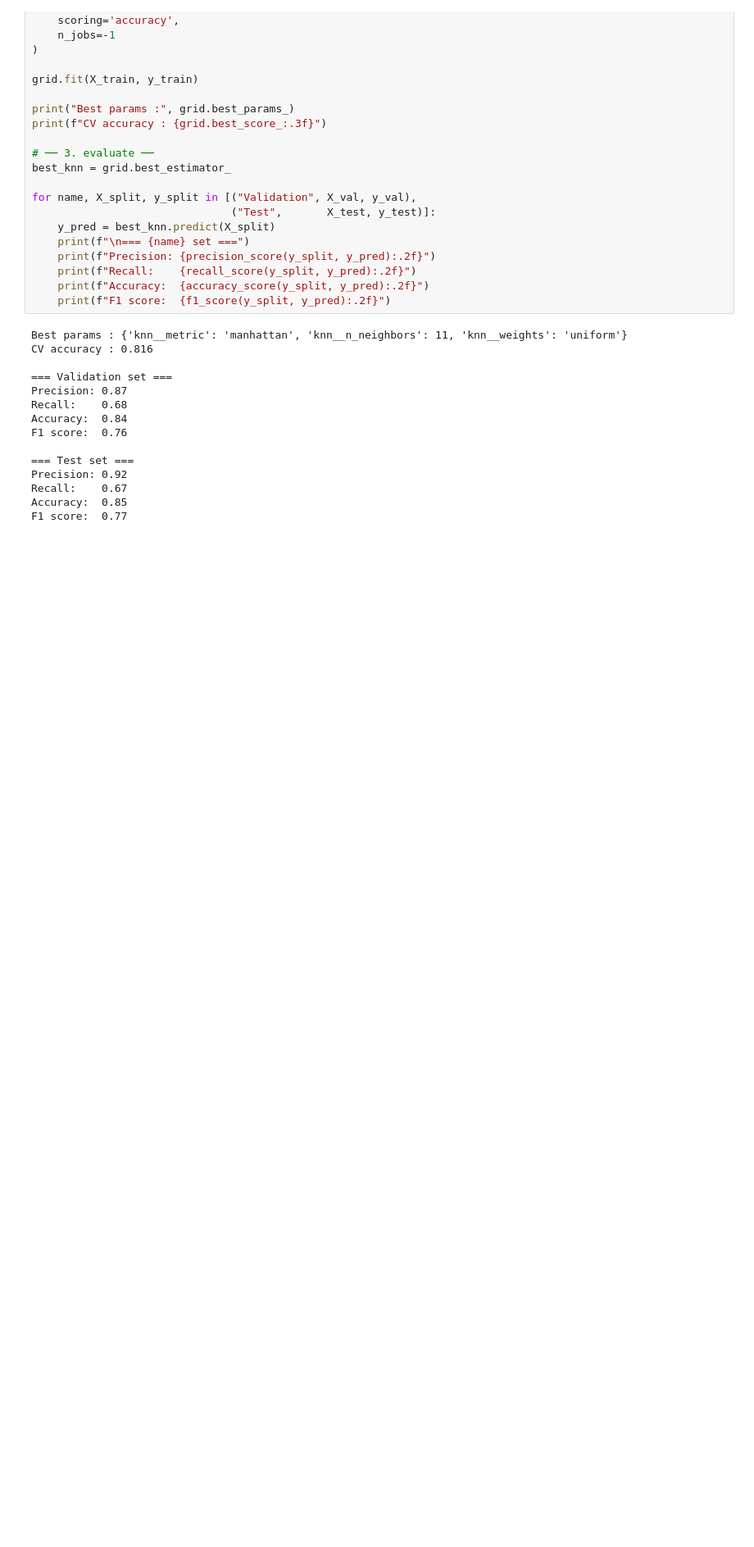
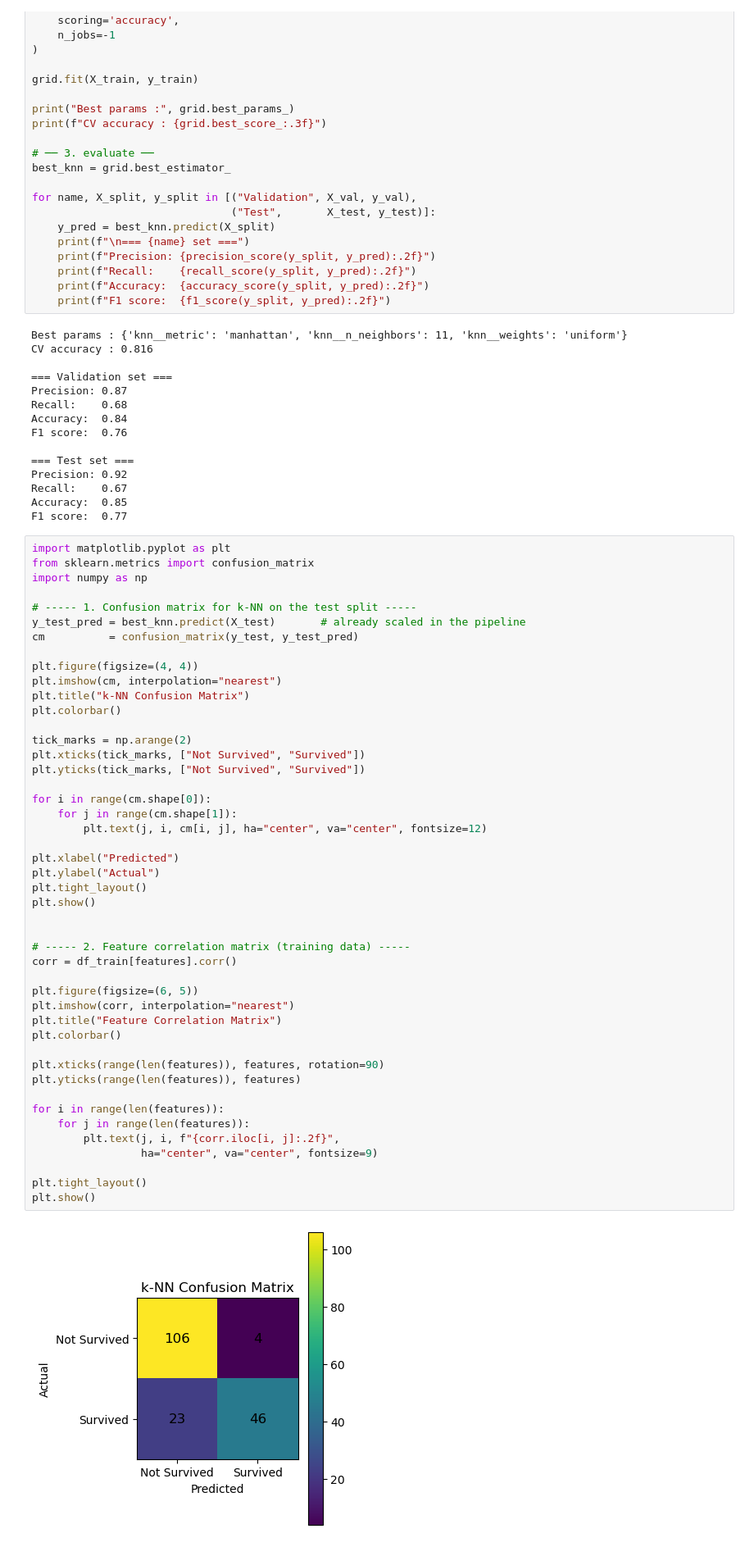
Before and after one commit to XushengShangguan/Kaggle_Titanic, a Jupyter notebook: prediction.ipynb, the cells around one changed output. Shown: that part at 82% size. Drawn from its saved outputs; the diff is of its cells as text; blank space fills up the shorter version.

Commit message:
add diagram

```diff
--- a/prediction.ipynb
+++ b/prediction.ipynb
@@ -409,3 +409,51 @@ Precision: 0.92
 Recall:    0.67
 Accuracy:  0.85
 F1 score:  0.77
+# %%
+import matplotlib.pyplot as plt
+from sklearn.metrics import confusion_matrix
+import numpy as np
+
+# ----- 1. Confusion matrix for k‑NN on the test split -----
+y_test_pred = best_knn.predict(X_test)       # already scaled in the pipeline
+cm          = confusion_matrix(y_test, y_test_pred)
+
+plt.figure(figsize=(4, 4))
+plt.imshow(cm, interpolation="nearest")
+plt.title("k‑NN Confusion Matrix")
+plt.colorbar()
+
+tick_marks = np.arange(2)
+plt.xticks(tick_marks, ["Not Survived", "Survived"])
+plt.yticks(tick_marks, ["Not Survived", "Survived"])
+
+for i in range(cm.shape[0]):
+    for j in range(cm.shape[1]):
+        plt.text(j, i, cm[i, j], ha="center", va="center", fontsize=12)
+
+plt.xlabel("Predicted")
+plt.ylabel("Actual")
+plt.tight_layout()
+plt.show()
+
+
+# ----- 2. Feature correlation matrix (training data) -----
+corr = df_train[features].corr()
+
+plt.figure(figsize=(6, 5))
+plt.imshow(corr, interpolation="nearest")
+plt.title("Feature Correlation Matrix")
+plt.colorbar()
+
+plt.xticks(range(len(features)), features, rotation=90)
+plt.yticks(range(len(features)), features)
+
+for i in range(len(features)):
+    for j in range(len(features)):
+        plt.text(j, i, f"{corr.iloc[i, j]:.2f}",
+                 ha="center", va="center", fontsize=9)
+
+plt.tight_layout()
+plt.show()
+# %% [output]
+[figure, added]
```
Also changed, not shown: parts of 1 cell of this notebook.
